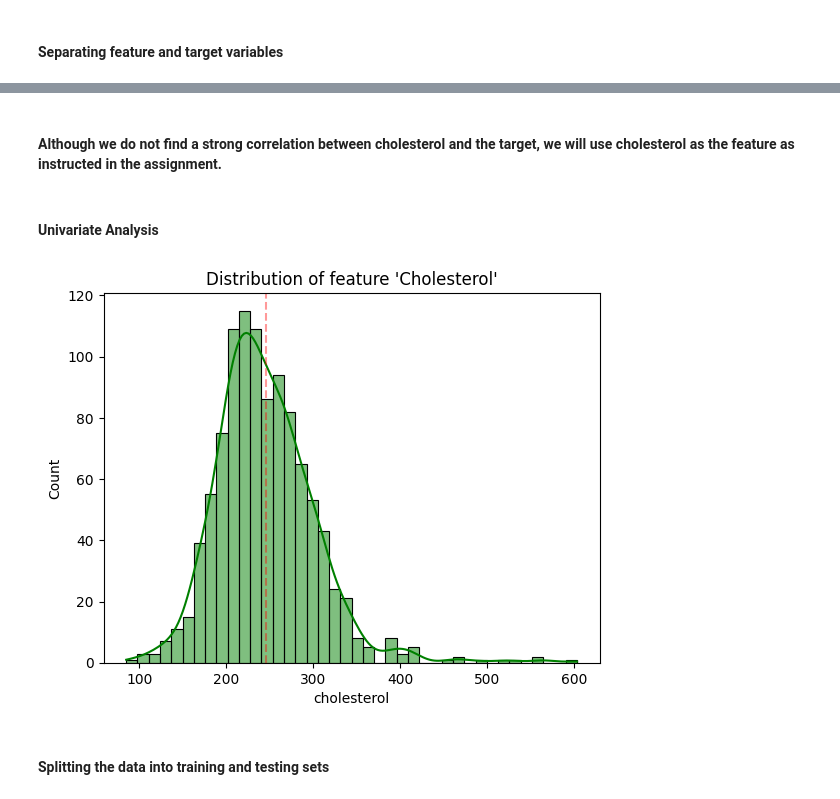
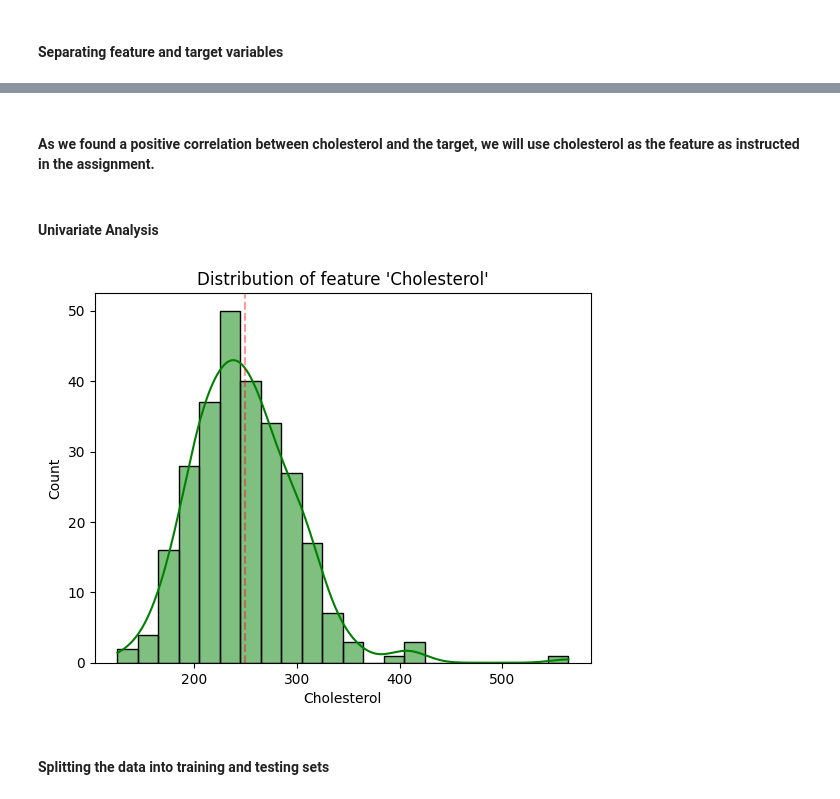
Before and after one commit to CodexAarogya/AI_LAB_ACEM, a Jupyter notebook: Lab1/Assignment/logistic_regression_with_single_feature.ipynb, the cells around one changed output, grey strips where cells are left out. Drawn from its saved outputs; the diff is of its cells as text; code cells hidden in the pictures.

Commit message:
Completed assignment with provided data

```diff
--- a/Lab1/Assignment/logistic_regression_with_single_feature.ipynb
+++ b/Lab1/Assignment/logistic_regression_with_single_feature.ipynb
@@ -11,7 +12,7 @@ def load_data(filepath):
     df = pd.read_csv(filepath)
     return df
 # %%
-df = load_data(filepath='../data/Dataset_Heart_Disease.csv')
+df = load_data(filepath='../data/Heart_Disease_Prediction.csv')
 # %%
 df.head()
 # %% [output]
@@ -92,2 +93,5 @@ dtype: object
-# %%
-df = df.drop(columns=["Unnamed: 0"])
+# %%
+encoder = OneHotEncoder(drop="first", sparse_output=False, handle_unknown="ignore")
+# %%
+df[['Heart Disease']] = encoder.fit_transform(df[['Heart Disease']]).astype(int)
+df['Heart Disease'].head(2)
@@ -102,12 +110,12 @@ Text(0.5, 1.0, 'Correlation among different features')
 # %% [markdown]
-#### Although we do not find a strong correlation between cholesterol and the target, we will use cholesterol as the feature as instructed in the assignment.
+#### As we found a positive correlation between cholesterol and the target, we will use cholesterol as the feature as instructed in the assignment.
 # %% [markdown]
 #### Univariate Analysis
 # %%
-sns.histplot(df, x="cholesterol", color='g', kde=True)
+sns.histplot(df, x="Cholesterol", color='g', kde=True)
 plt.title("Distribution of feature 'Cholesterol'")
-plt.axvline(df['cholesterol'].mean(), color='r', linestyle="--", alpha=0.4)
+plt.axvline(df['Cholesterol'].mean(), color='r',linestyle="--", alpha=0.4)
 plt.show()
 # %% [output]
-[figure, old version]
+[figure, new version]
 # %%
```
Also changed, not shown: parts of 20 cells of this notebook.
